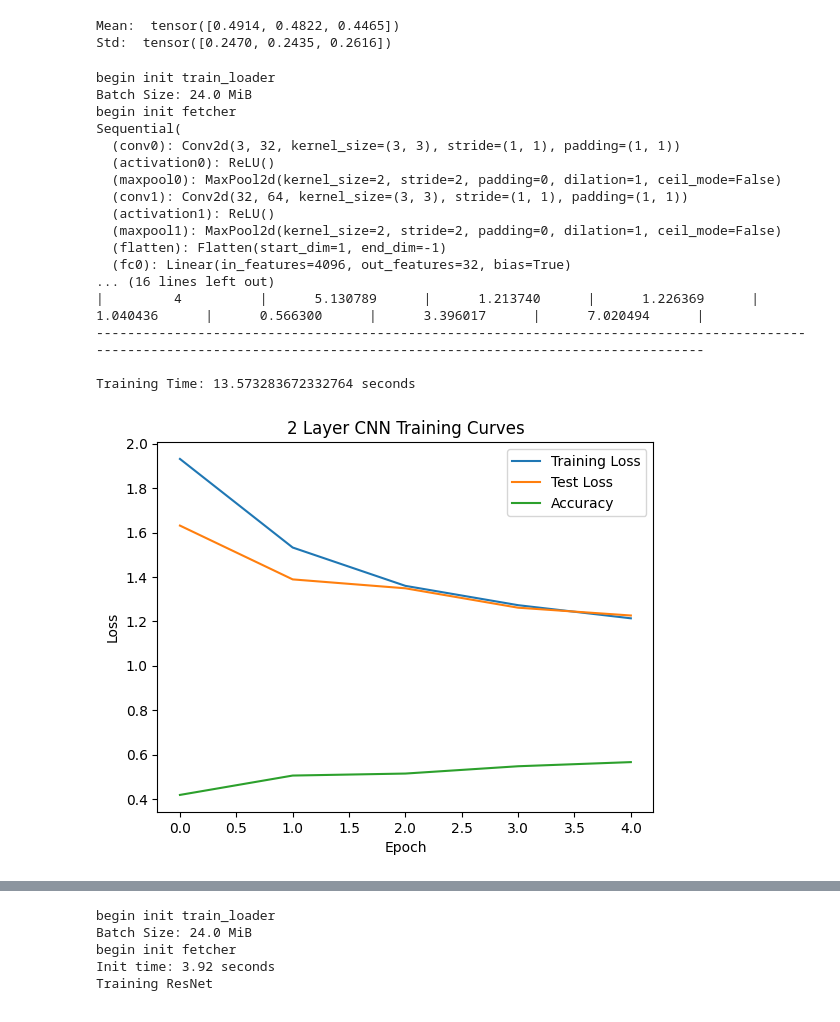
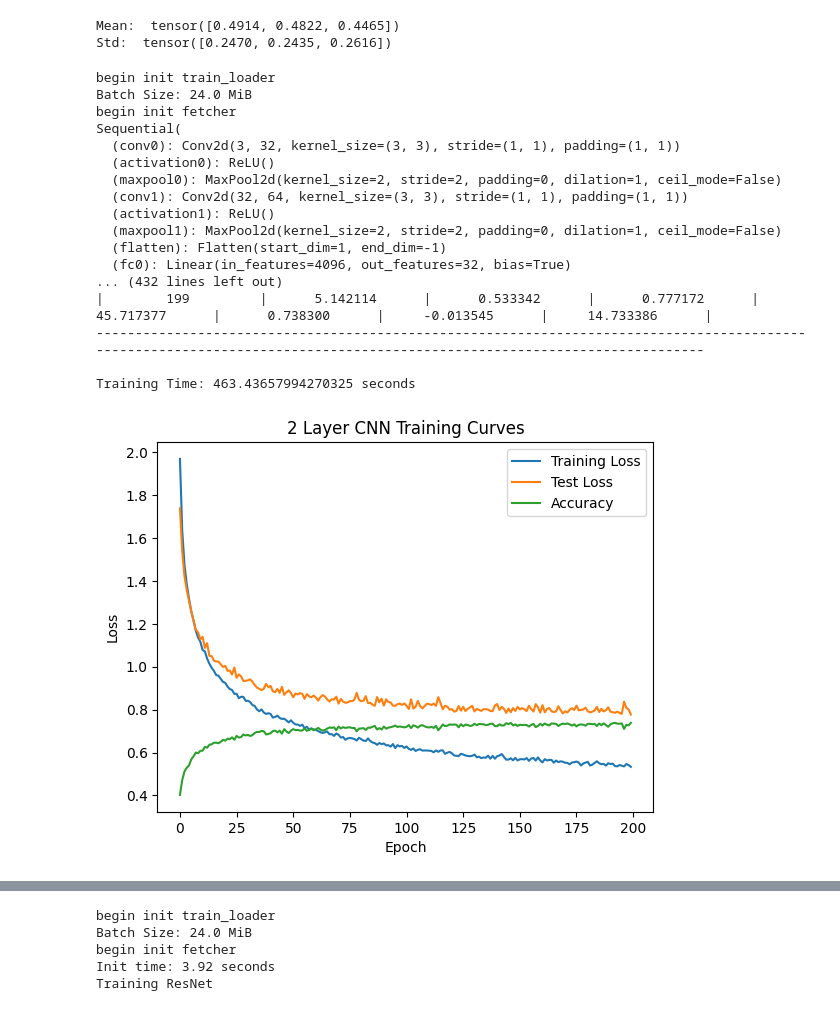
Before and after one commit to jaskinkabir/Intro_ML, a Jupyter notebook: HM7/HM7.ipynb, the cells around one changed output, grey strips where cells are left out. Saved outputs shown, nothing was run; the diff lists cells and outputs as text; code cells hidden in the pictures.

```diff
--- a/HM7/HM7.ipynb
+++ b/HM7/HM7.ipynb
@@ -98,11 +98,12 @@ class Classifier(nn.Module):
         print_epoch=10,
         header_epoch = 15,
         sched_factor = 0.1,
+        sched_patience = 5
     ):
 
         scaler = GradScaler("cuda")
         optimizer = optimizer(self.parameters(), *optimizer_args, **optimizer_kwargs)
-        scheduler = torch.optim.lr_scheduler.ReduceLROnPlateau(optimizer, 'max', patience=5, factor=sched_factor)
+        scheduler = torch.optim.lr_scheduler.ReduceLROnPlateau(optimizer, 'max', patience=sched_patience, factor=sched_factor)
         training_time = 0
         train_hist = torch.zeros(epochs, device=device)
         test_hist = torch.zeros(epochs, device=device)
@@ -190,7 +191,7 @@ class Classifier(nn.Module):
                 epoch_inspection['Training Loss'] = f'{train_loss.item():8f}'
                 epoch_inspection['Test Loss '] = f'{test_loss.item():8f}'
                 epoch_inspection['Overfit (%)'] = f'{overfit.item():4f}'
-                epoch_inspection['Accuracy (%)'] = f'{accuracy.item():4f}'
+                epoch_inspection['Accuracy (%)'] = f'{accuracy.item()*100:4f}'
                 epoch_inspection['Δ Accuracy (%)'] = f'{d_accuracy.item():4f}'
                 epoch_inspection["GPU Memory (GiB)"] = f'{mem:2f}'
                 for value in epoch_inspection.values():
@@ -340,39 +341,41 @@ model_1a.train_model(
     epochs=200,
     train_loader=train_loader_cuda,
     train_len=len(train_loader),
     test_loader=test_loader_cuda,
     test_len=len(test_loader),
     test_size = len(cifar10_test),
     loss_fn=nn.CrossEntropyLoss(),
     optimizer=torch.optim.Adam,
-    optimizer_kwargs={'lr': 8e-3, 'weight_decay': 1e-2},
+    optimizer_kwargs={'lr': 1e-3, 'weight_decay': 1e-2},
     print_epoch=1,
-    header_epoch=15
+    header_epoch=15,
+    #Disable scheduling
+    sched_patience = 200
 )
 
 del train_loader
 del test_loader
 
 model_1a.plot_training("2 Layer CNN Training Curves")
 # %% [output]
 begin init train_loader
 Batch Size: 24.0 MiB
 begin init fetcher
 Sequential(
   (conv0): Conv2d(3, 32, kernel_size=(3, 3), stride=(1, 1), padding=(1, 1))
   (activation0): ReLU()
   (maxpool0): MaxPool2d(kernel_size=2, stride=2, padding=0, dilation=1, ceil_mode=False)
   (conv1): Conv2d(32, 64, kernel_size=(3, 3), stride=(1, 1), padding=(1, 1))
   (activation1): ReLU()
   (maxpool1): MaxPool2d(kernel_size=2, stride=2, padding=0, dilation=1, ceil_mode=False)
   (flatten): Flatten(start_dim=1, end_dim=-1)
   (fc0): Linear(in_features=4096, out_features=32, bias=True)
-... (16 lines left out)
-|         4          |      5.130789      |      1.213740      |      1.226369      |      1.040436      |      0.566300      |      3.396017      |      7.020494      |
+... (432 lines left out)
+|        199         |      5.142114      |      0.533342      |      0.777172      |     45.717377      |      0.738300      |     -0.013545      |     14.733386      |
 -------------------------------------------------------------------------------------------------------------------------------------------------------------------------
 
-Training Time: 13.573283672332764 seconds
+Training Time: 463.43657994270325 seconds
-[figure, old version]
+[figure, new version]
 # %%
 try:
     del train_loader
```
Also changed, not shown: parts of 2 cells of this notebook, 1 other file.
